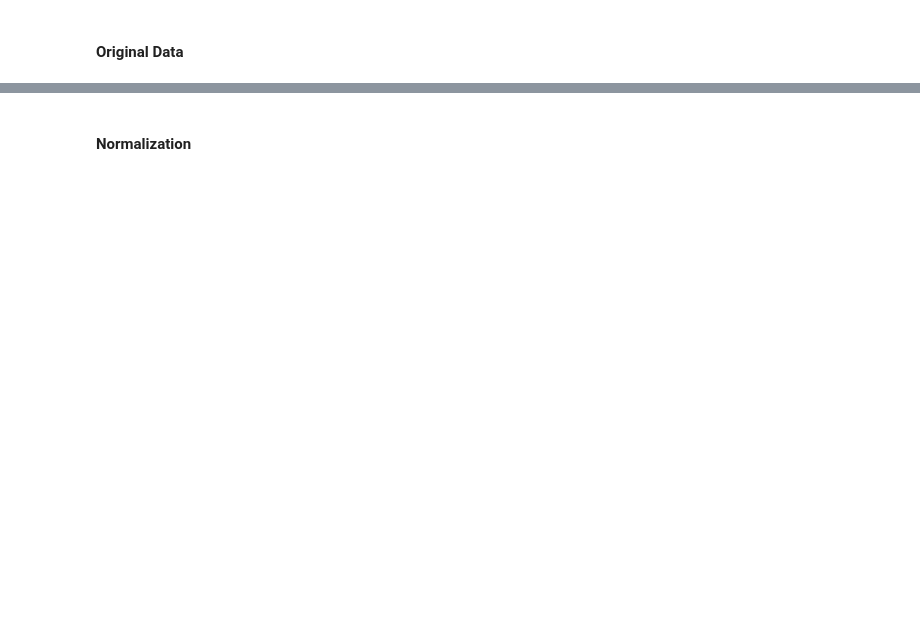
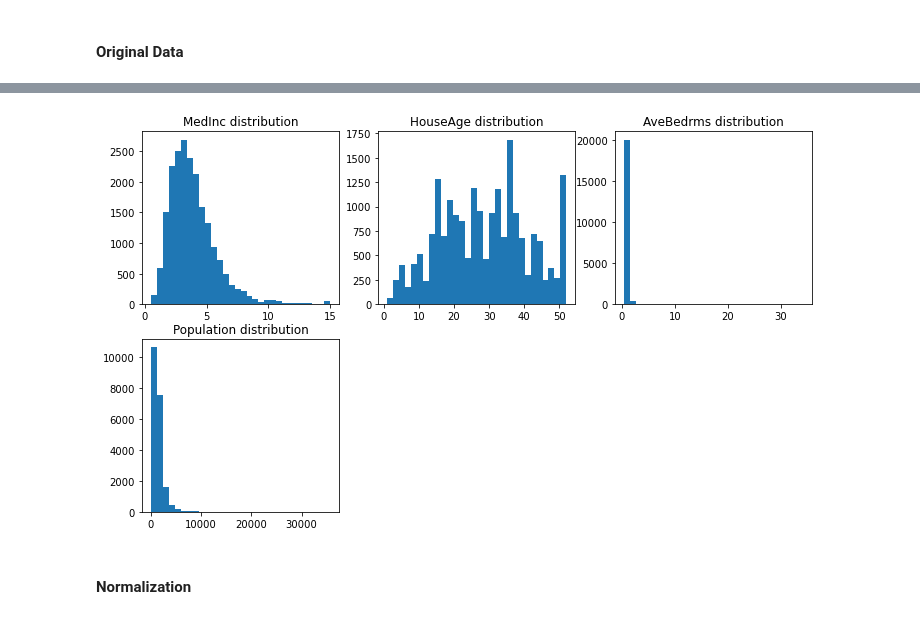
Before and after one commit to DataJediAcademy/FeatureEngineeringTraining, a Jupyter notebook: Features Engineering.ipynb, the cells around one changed output, grey strips where cells are left out. Cells and saved outputs as stored; diff of their text form; code cells hidden in the pictures; blank space fills up the shorter version.

```diff
--- a/Features Engineering.ipynb
+++ b/Features Engineering.ipynb
@@ -94,10 +139,12 @@ df_features.loc[:,['MedInc', 'HouseAge', 'AveBedrms', 'Population']].describe().
 # %%
 fig = plt.figure(figsize =(12,7))
 
-for x,y in enumerate(['MedInc', 'HouseAge', 'AveBedrms', 'Population']):
+for x,y in enumerate(['MedInc', 'HouseAge', 'AveBedrms', 'Population', ]):
     plt.subplot(2,3,x+1)
     plt.hist(x=df_features[y], bins=30)
     plt.title(y + ' distribution')
+# %% [output]
+[figure, added]
 # %% [markdown]
 #### Normalization
 # %%
```
Also changed, not shown: parts of 79 cells of this notebook.
